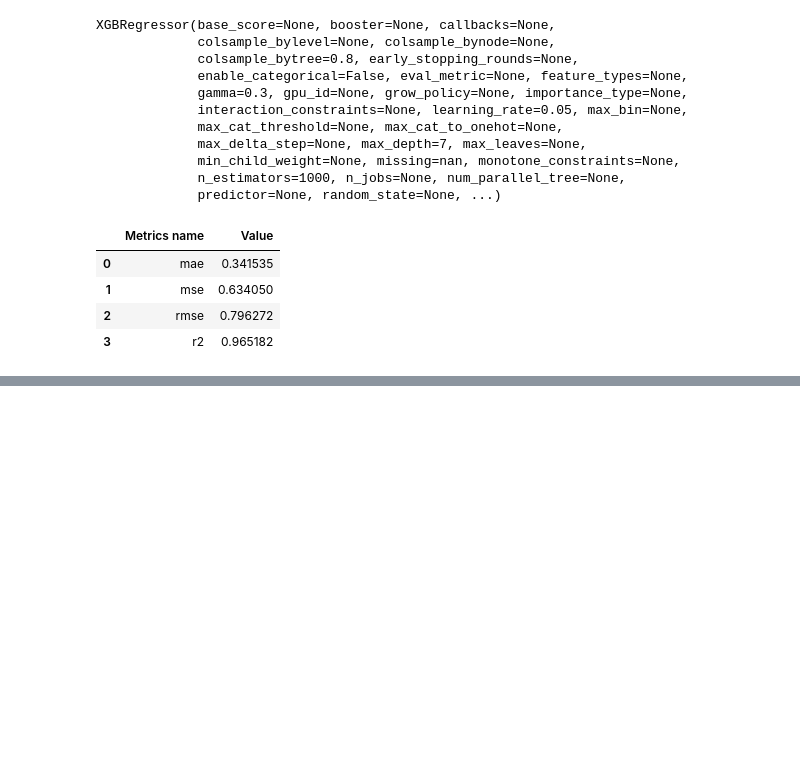
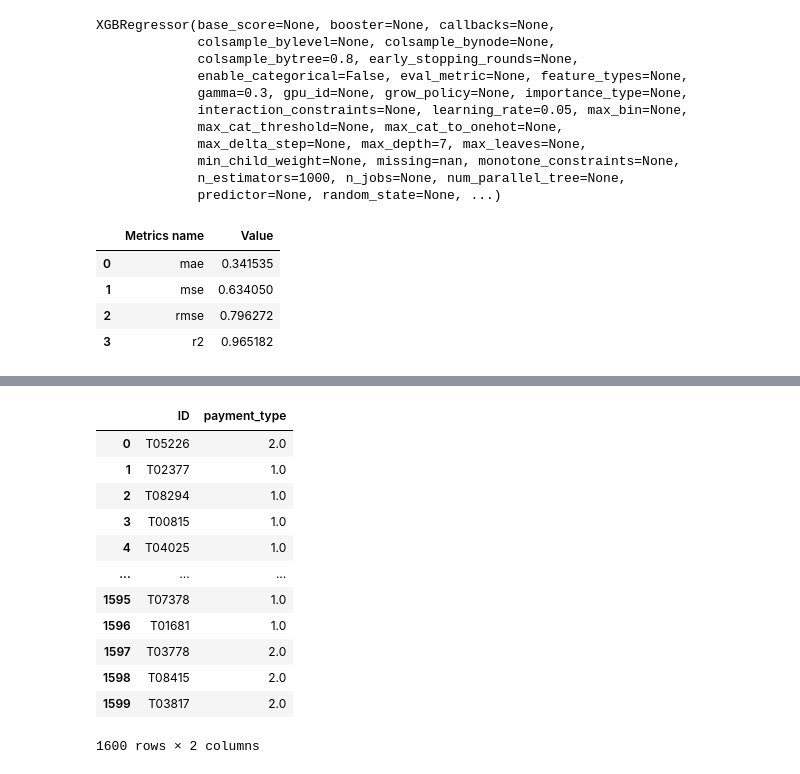
Before and after one commit to kasdead-4432/kasdead, a Jupyter notebook: final/kasdead_MuhammadHaekalKalipaksi.ipynb, the cells around one changed output, grey strips where cells are left out. Saved outputs shown, nothing was run; the diff lists cells and outputs as text; code cells hidden in the pictures; blank space fills up the shorter version.

```diff
--- a/final/kasdead_MuhammadHaekalKalipaksi.ipynb
+++ b/final/kasdead_MuhammadHaekalKalipaksi.ipynb
@@ -824,0 +1044,7 @@ xgbh_result
+# %%
+processed_df_test_classification["store_and_fwd_flag"] = label_encoder.transform(processed_df_test_classification["store_and_fwd_flag"])
+# %%
+processed_df_test_classification['trip_type'] = processed_df_test_classification['trip_type'].astype('int')
+processed_df_test_classification["RatecodeID"] = processed_df_test_classification["RatecodeID"].astype('int')
+processed_df_test_classification["passenger_count"]  = processed_df_test_classification["passenger_count"].astype('int')
+processed_df_test_classification["VendorID"] = processed_df_test_classification["VendorID"].astype('int')
@@ -824,0 +1072,28 @@ xgbh_result
+# %%
+y_result = model.predict(processed_df_test_classification)
+# %%
+csv_result = pd.DataFrame({
+    "ID": df_test_classification["ID"],
+    "payment_type": y_result
+})
+
+csv_result["payment_type"] = csv_result["payment_type"].replace({
+    0: 2,
+    1: 1
+})
+# %%
+csv_result
+# %% [output]
+|  | ID | payment_type |
+| 0 | T05226 | 2.0 |
+| 1 | T02377 | 1.0 |
+| 2 | T08294 | 1.0 |
+| 3 | T00815 | 1.0 |
+| 4 | T04025 | 1.0 |
+| ... | ... | ... |
+| 1595 | T07378 | 1.0 |
+| 1596 | T01681 | 1.0 |
+| 1597 | T03778 | 2.0 |
+| 1598 | T08415 | 2.0 |
+| 1599 | T03817 | 2.0 |
+1600 rows × 2 columns
```
Also changed, not shown: parts of 29 cells of this notebook.
